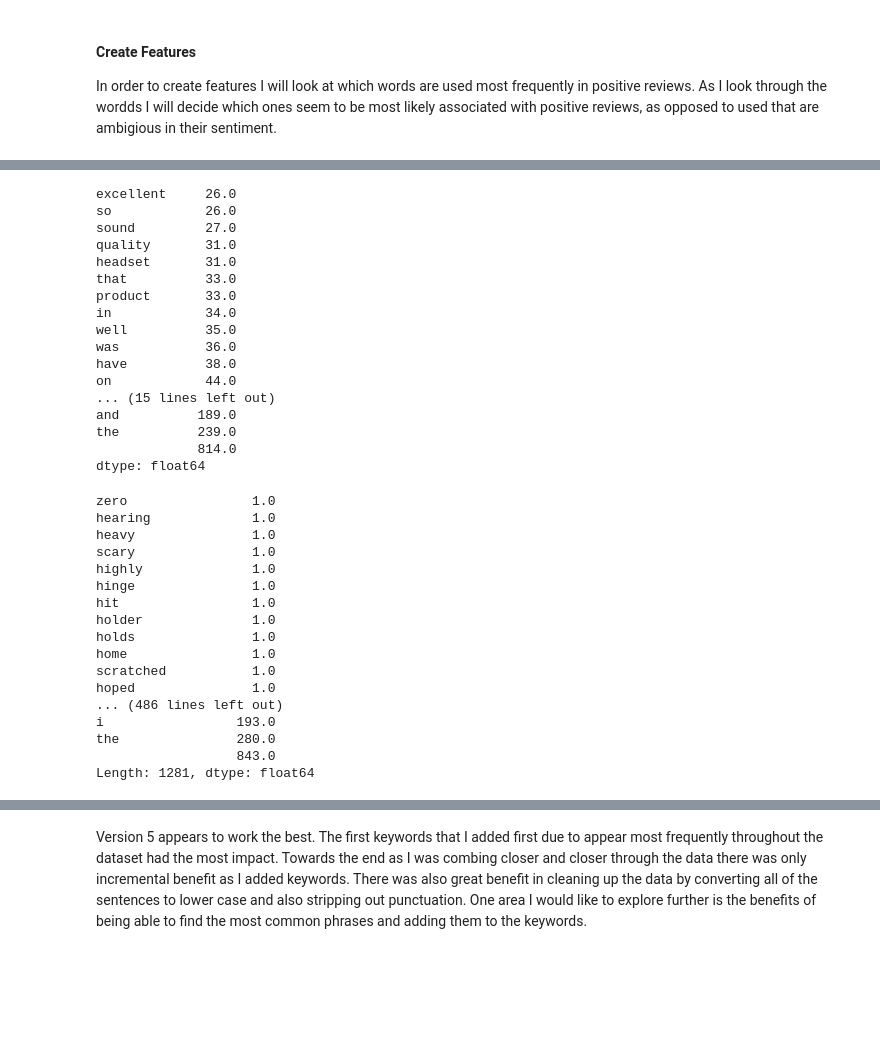
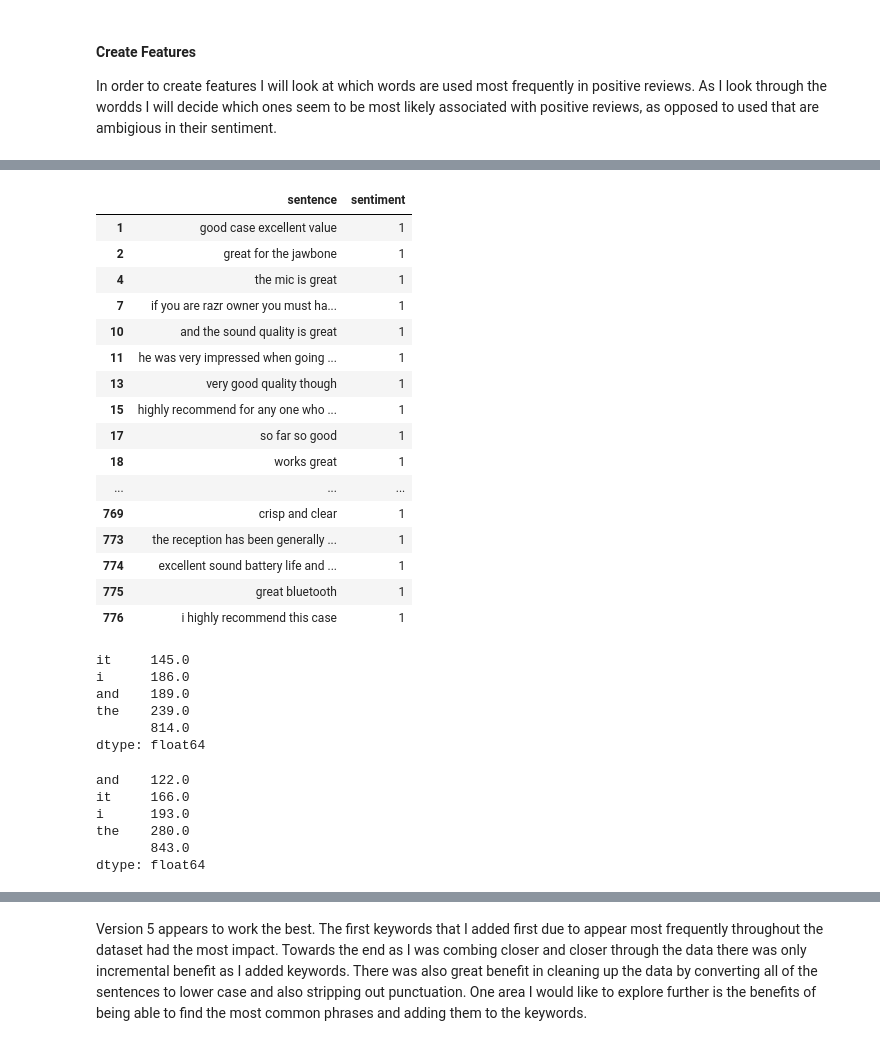
Before and after one commit to zinrion/Thinkful-Projects, a Jupyter notebook: Challenge - Iterate and Evaluate Your Classifier.ipynb, the cells around one changed output, grey strips where cells are left out. Drawn from its saved outputs; the diff is of its cells as text; code cells hidden in the pictures; blank space fills up the shorter version.

```diff
--- a/Challenge - Iterate and Evaluate Your Classifier.ipynb
+++ b/Challenge - Iterate and Evaluate Your Classifier.ipynb
@@ -98,3 +164,5 @@ data.head()
+# %%
+data = pd.DataFrame()
 # %% [markdown]
 #### Create Features
 
@@ -314,3 +238,23 @@ sns.heatmap(data_v5.corr())
+# %%
+positive
+# %% [output]
+|  | sentence | sentiment |
+| 1 | good case excellent value | 1 |
+| 2 | great for the jawbone | 1 |
+| 4 | the mic is great | 1 |
+| 7 | if you are razr owner you must ha... | 1 |
+| 10 | and the sound quality is great | 1 |
+| 11 | he was very impressed when going ... | 1 |
+| 13 | very good quality though | 1 |
+| 15 | highly recommend for any one who ... | 1 |
+| 17 | so far so good | 1 |
+| 18 | works great | 1 |
+| ... | ... | ... |
+| 769 | crisp and clear | 1 |
+| 773 | the reception has been generally ... | 1 |
+| 774 | excellent sound battery life and ... | 1 |
+| 775 | great bluetooth | 1 |
+| 776 | i highly recommend this case | 1 |
 # %%
 # Create empty dataframe
 count = pd.DataFrame()
@@ -319,24 +263,13 @@ count = pd.DataFrame()
 
 count = positive.sentence.apply(lambda x: pd.value_counts(x.split(" "))).sum(axis = 0)
 count = count.sort_values()
-count.tail(30)
+count.tail(5)
 # %% [output]
-excellent     26.0
-so            26.0
-sound         27.0
-quality       31.0
-headset       31.0
-that          33.0
-product       33.0
-in            34.0
-well          35.0
-was           36.0
-have          38.0
-on            44.0
-... (15 lines left out)
-and          189.0
-the          239.0
-             814.0
+it     145.0
+i      186.0
+and    189.0
+the    239.0
+       814.0
 dtype: float64
 # %%
 # Create empty dataframe
@@ -346,22 +279,11 @@ count = pd.DataFrame()
 
 count = negative.sentence.apply(lambda x: pd.value_counts(x.split(" "))).sum(axis = 0)
 count = count.sort_values()
-count
+count.tail()
 # %% [output]
-zero                1.0
-hearing             1.0
-heavy               1.0
-scary               1.0
-highly              1.0
-hinge               1.0
-hit                 1.0
-holder              1.0
-holds               1.0
-home                1.0
-scratched           1.0
-hoped               1.0
-... (486 lines left out)
-i                 193.0
-the               280.0
-                  843.0
-Length: 1281, dtype: float64
+and    122.0
+it     166.0
+i      193.0
+the    280.0
+       843.0
+dtype: float64
```
Also changed, not shown: parts of 29 cells of this notebook.
